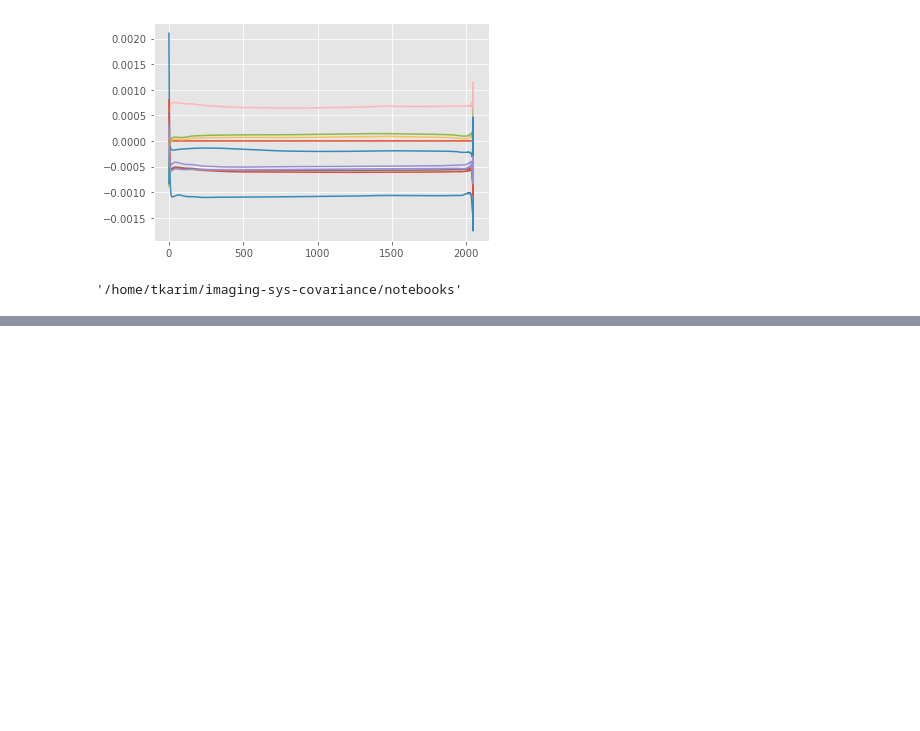
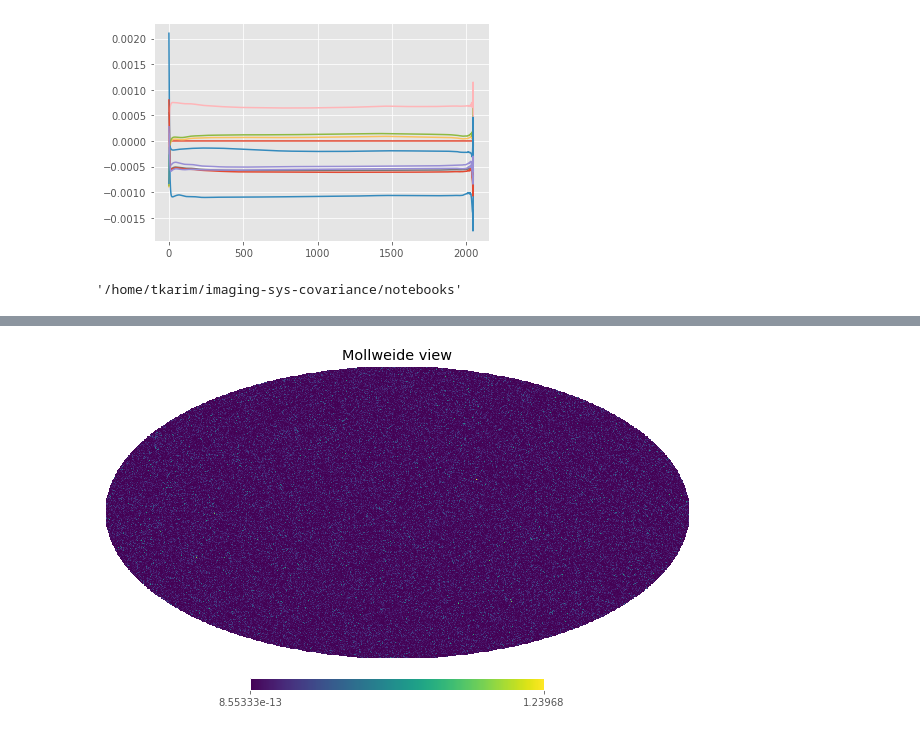
Before and after one commit to tanveerkarim/imaging-sys-covariance, a Jupyter notebook: notebooks/WindowFunctionAnalysis.ipynb, the cells around one changed output, grey strips where cells are left out. Drawn from its saved outputs; the diff is of its cells as text; code cells hidden in the pictures; blank space fills up the shorter version.

```diff
--- a/notebooks/WindowFunctionAnalysis.ipynb
+++ b/notebooks/WindowFunctionAnalysis.ipynb
@@ -788,0 +805,5 @@ pwd
+# %%
+#square the map
+delta_g2 = delta_g**2
+hp.mollview(delta_g2)
+# %% [output]
@@ -788,0 +813 @@ pwd
+[figure, added]
```
Also changed, not shown: parts of 10 cells of this notebook.
